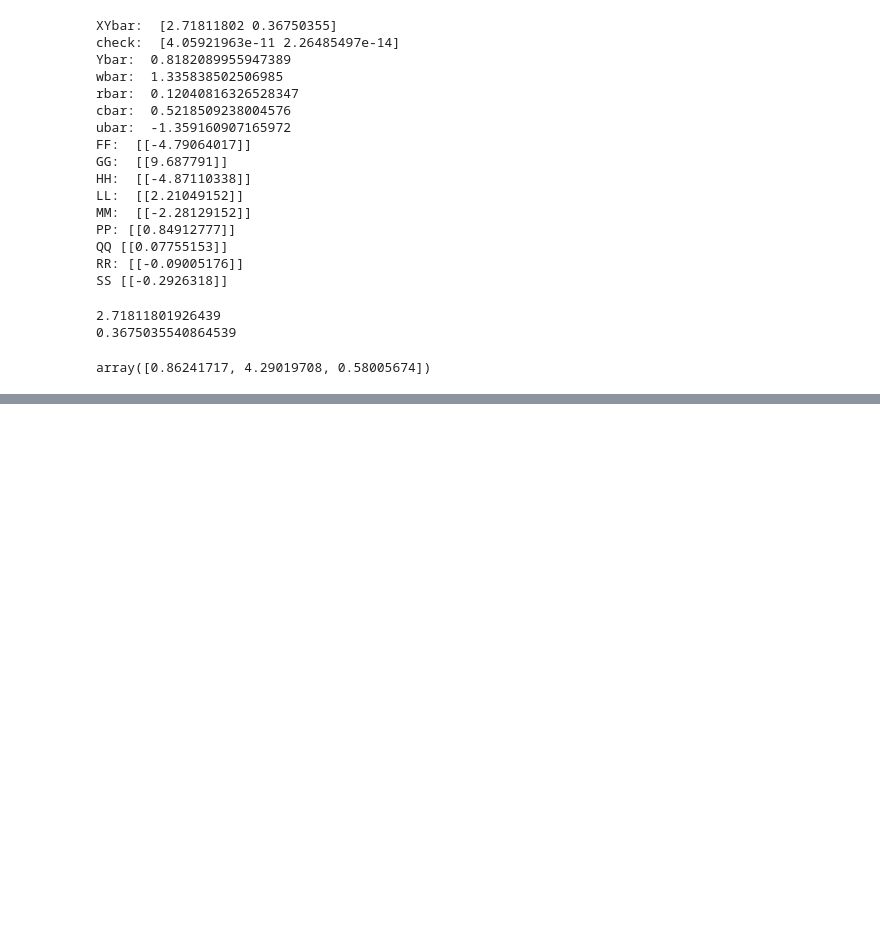
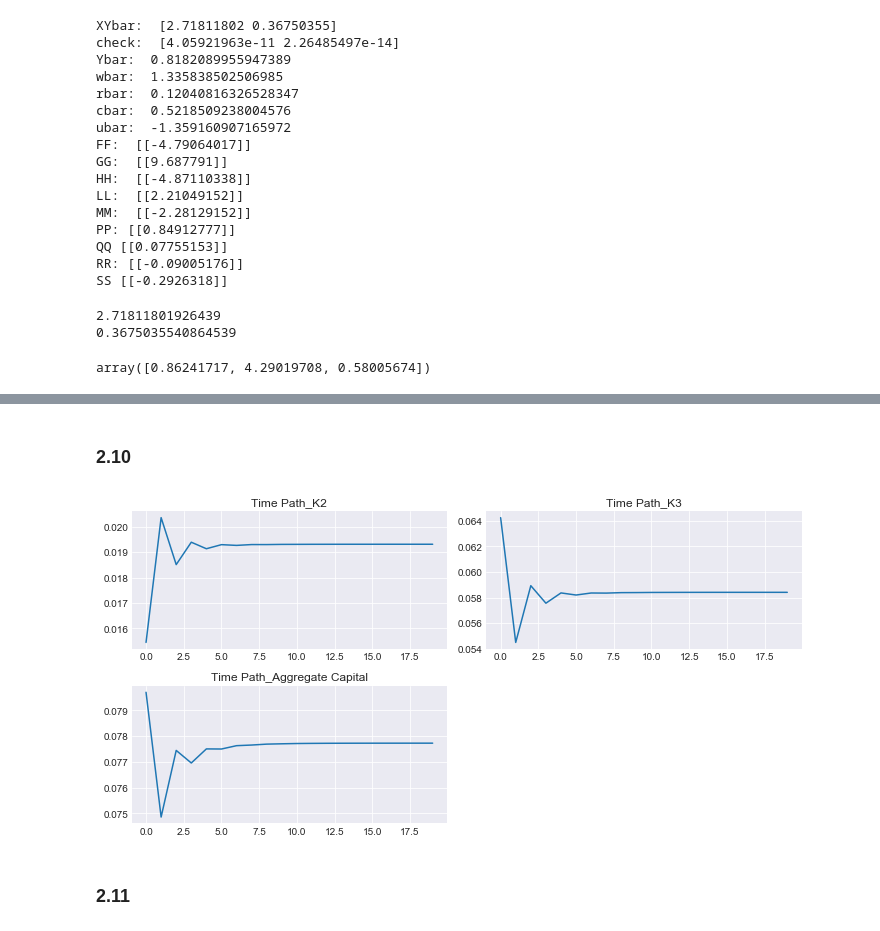
Before and after one commit to OpenSourceEcon/BootCamp2018, a Jupyter notebook: ProbSets/Econ/ProbSet4/ProbSet4_Codes.ipynb, the cells around one changed output, grey strips where cells are left out. Cells and saved outputs as stored; diff of their text form; code cells hidden in the pictures; blank space fills up the shorter version.

```diff
--- a/ProbSets/Econ/ProbSet4/ProbSet4_Codes.ipynb
+++ b/ProbSets/Econ/ProbSet4/ProbSet4_Codes.ipynb
@@ -1217,0 +1479,2 @@ array([0.86241717, 4.29019708, 0.58005674])
+# %% [markdown]
+### 2.10
@@ -1217,0 +1534,40 @@ array([0.86241717, 4.29019708, 0.58005674])
+# %%
+# find the parameters matrices
+[A, B, C, D, F, G, H, J, K, L, M] = LinApp_Deriv(Model_olg, params, theta0, nx, ny, nz, logX = True)
+
+#normalize N
+N = 1
+
+# find the policy and jump function coefficients
+P, Q, U, R = LinApp_Solve(A,B,C,D,F,G,H,J,K,L,M,N,zbar,Sylv=0)
+# %%
+k2_initial = np.log(0.8 * k2bar) - np.log(k2bar)
+k3_initial = np.log(1.1 * k3bar) - np.log(k3bar)
+
+kmat = np.zeros((2, 20))
+kmat[0, 0] = k2_initial
+kmat[1, 0] = k3_initial
+
+for i in range(1, 20):
+    kmat[:, i] = np.dot(P, kmat[:, i-1])
+
+kmat[0, :] = k2bar * np.exp(kmat[0, :])
+kmat[1, :] = k3bar * np.exp(kmat[1, :])
+
+k_agg = kmat[0, :] + kmat[1, :]
+# %%
+plt.subplot(221)
+plt.plot(np.arange(0, 20), kmat[0, :])
+plt.title('Time Path_K2')
+plt.subplot(222)
+plt.plot(np.arange(0, 20), kmat[1, :])
+plt.title('Time Path_K3')
+plt.subplot(223)
+plt.plot(np.arange(0, 20), k_agg)
+plt.title('Time Path_Aggregate Capital')
+plt.tight_layout()
+plt.show()
+# %% [output]
+[figure, added]
+# %% [markdown]
+### 2.11
```
Also changed, not shown: parts of 48 cells of this notebook, 2 other files.
